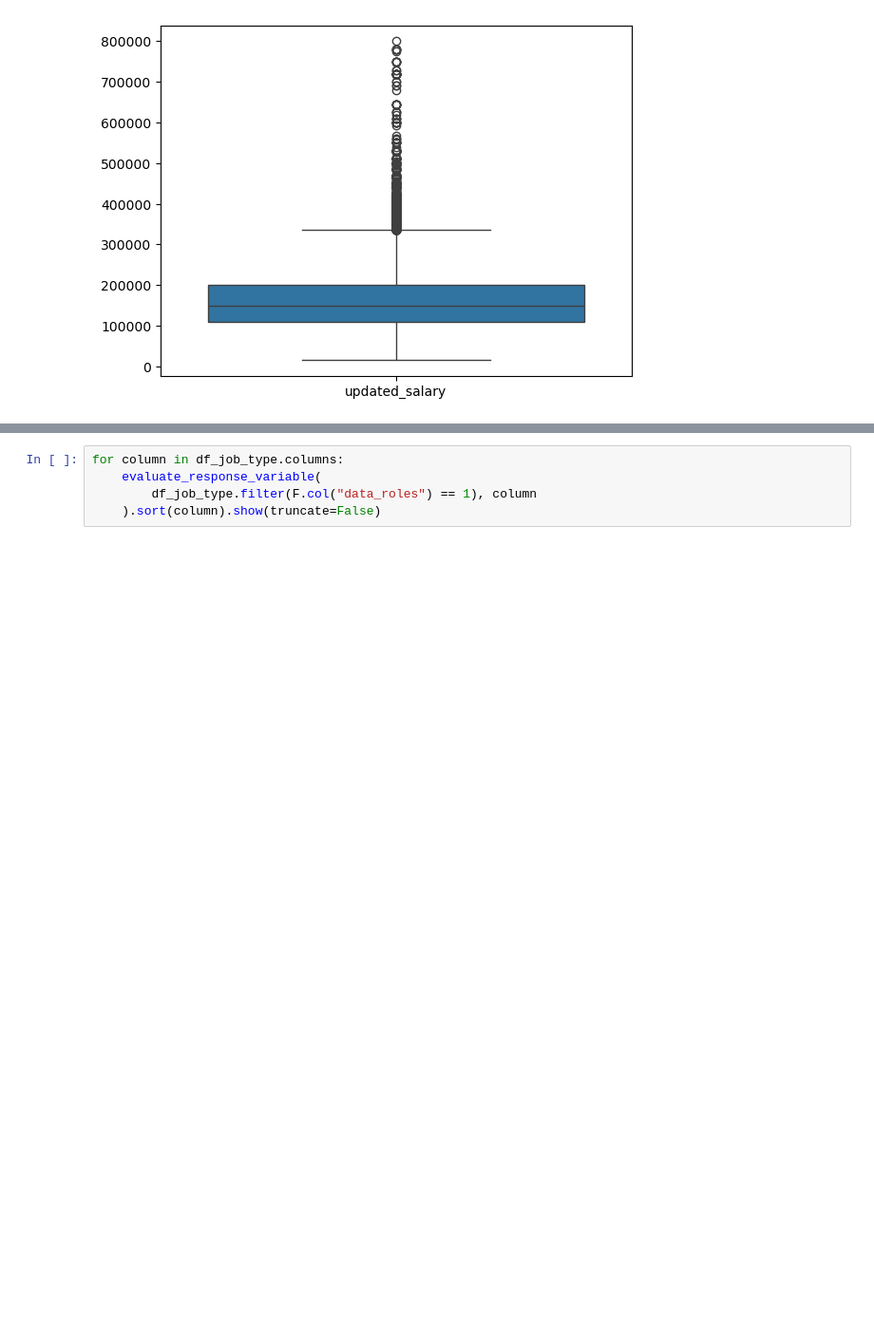
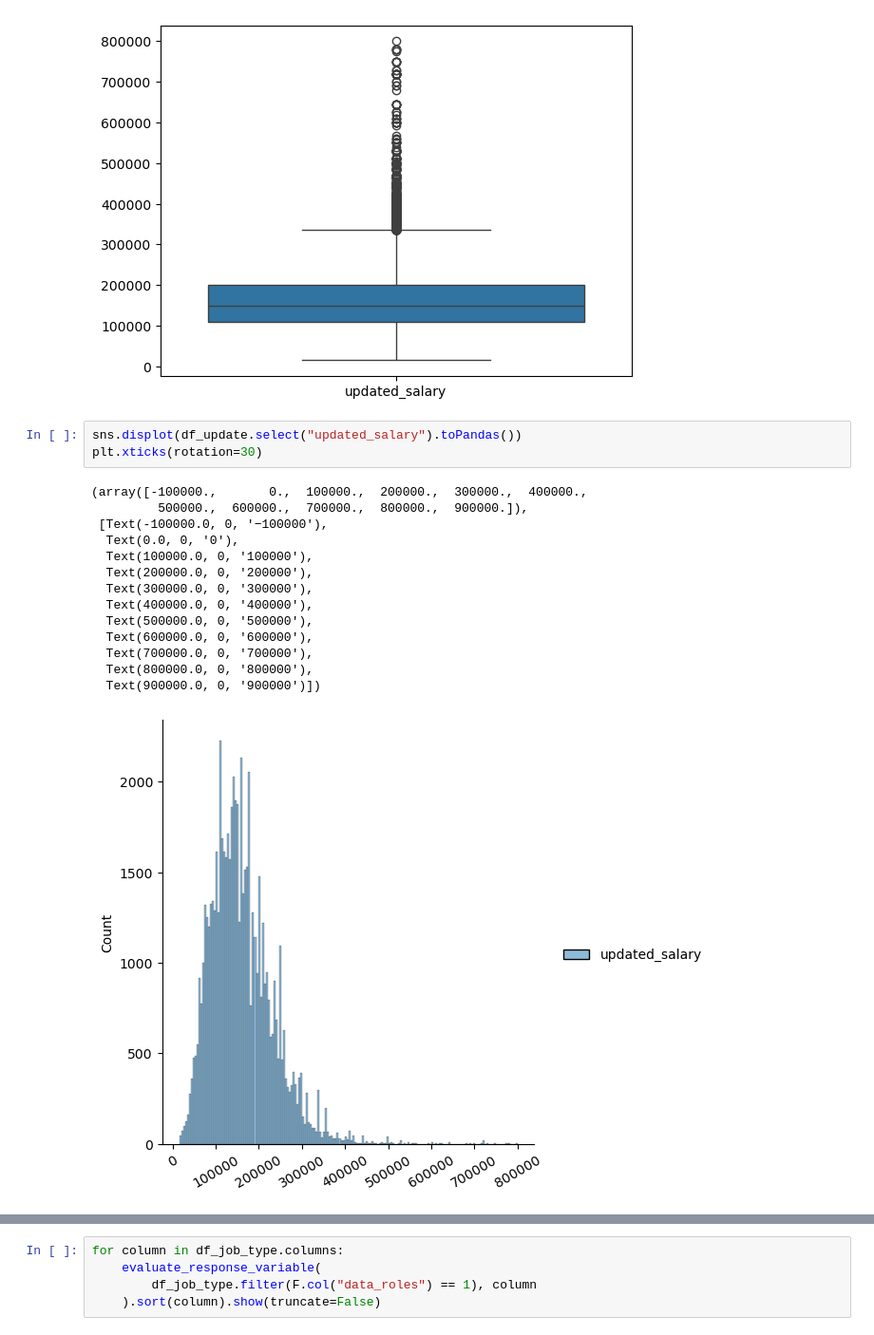
Before and after one commit to aurelixv/tcc-data-mining-2024, a Jupyter notebook: notebooks/exploratory-data-analysis.ipynb, the cells around one changed output, grey strips where cells are left out. Shown at 95% size. Cells and saved outputs as stored; diff of their text form; blank space fills up the shorter version.

```diff
--- a/notebooks/exploratory-data-analysis.ipynb
+++ b/notebooks/exploratory-data-analysis.ipynb
@@ -671,3 +672,21 @@ sns.boxplot(df_update.select("updated_salary").toPandas())
 # %% [output]
 <Axes: >
 [figure]
+# %%
+sns.displot(df_update.select("updated_salary").toPandas())
+plt.xticks(rotation=30)
+# %% [output]
+(array([-100000.,       0.,  100000.,  200000.,  300000.,  400000.,
+         500000.,  600000.,  700000.,  800000.,  900000.]),
+ [Text(-100000.0, 0, '−100000'),
+  Text(0.0, 0, '0'),
+  Text(100000.0, 0, '100000'),
+  Text(200000.0, 0, '200000'),
+  Text(300000.0, 0, '300000'),
+  Text(400000.0, 0, '400000'),
+  Text(500000.0, 0, '500000'),
+  Text(600000.0, 0, '600000'),
+  Text(700000.0, 0, '700000'),
+  Text(800000.0, 0, '800000'),
+  Text(900000.0, 0, '900000')])
+[figure, added]
```
Also changed, not shown: parts of 18 cells of this notebook, 18 other files.
